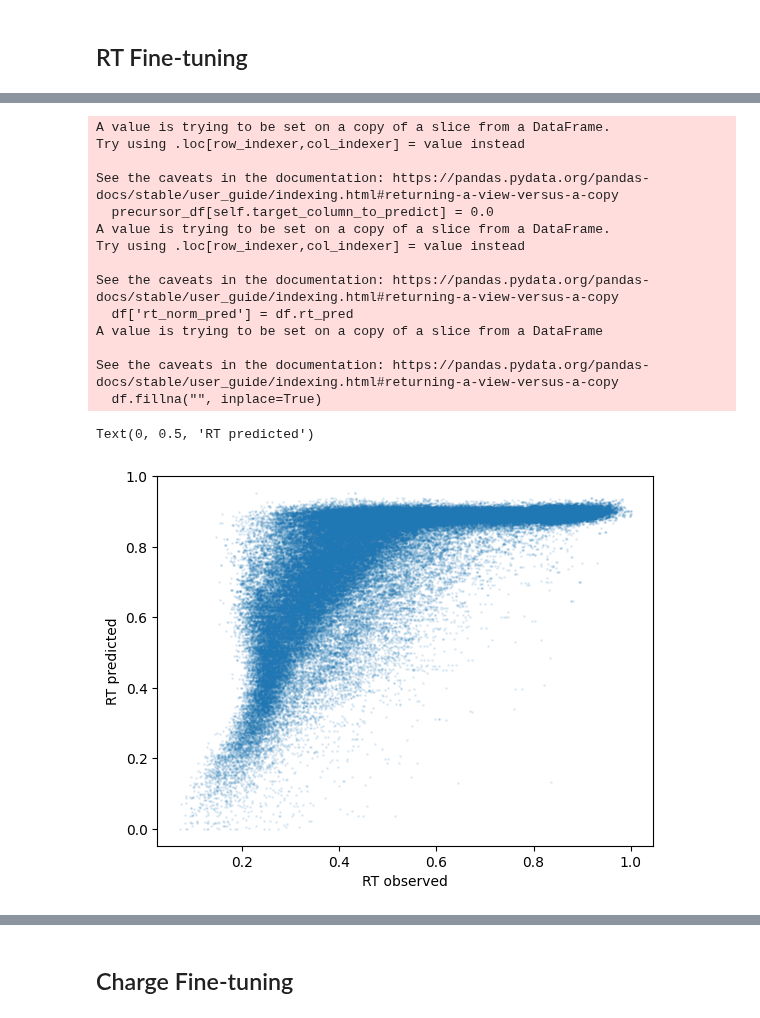
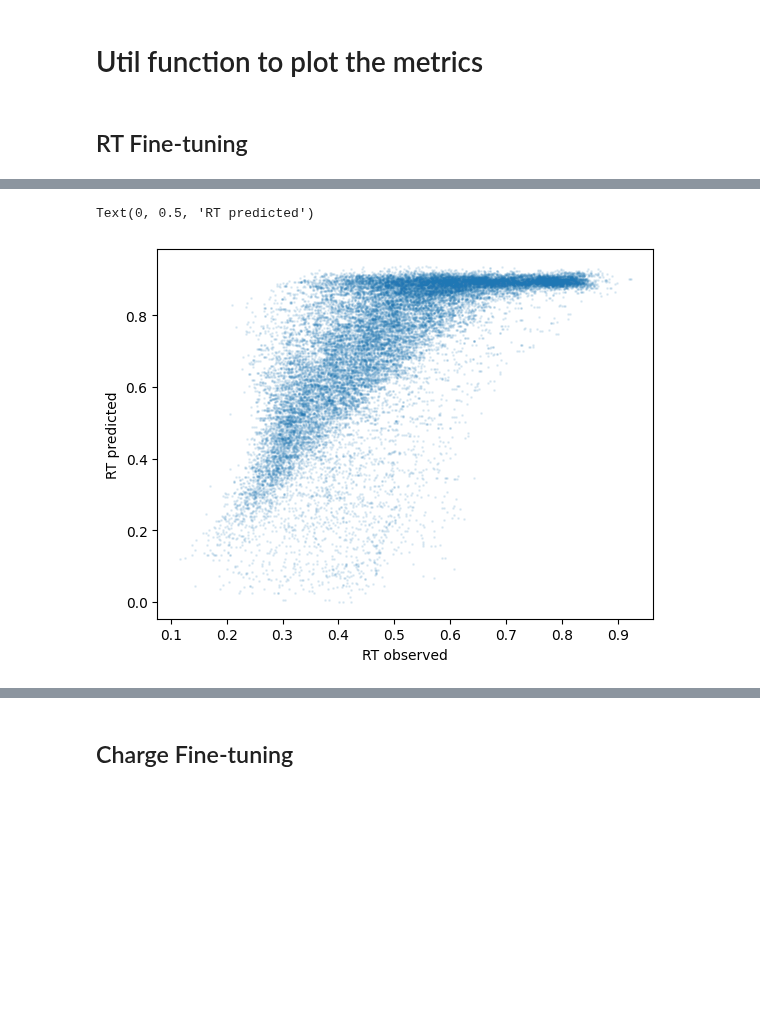
Before and after one commit to MannLabs/alphadia, a Jupyter notebook: nbs/tutorial_nbs/finetuning.ipynb, the cells around one changed output, grey strips where cells are left out. Saved outputs shown, nothing was run; the diff lists cells and outputs as text; code cells hidden in the pictures; blank space fills up the shorter version.

Commit message:
update metrics datastructure

```diff
--- a/nbs/tutorial_nbs/finetuning.ipynb
+++ b/nbs/tutorial_nbs/finetuning.ipynb
@@ -12,6 +12,6 @@ import torch
 torch.set_num_threads(10)
 # %%
 transfer_lib = SpecLibBase()
-transfer_lib.load_hdf('/Users/georgwallmann/Documents/data/alphadia_manuscript/2024_04_25_Dimethyl_GPF/transfer_learning_asms/speclib.transfer.hdf', load_mod_seq=True)
+transfer_lib.load_hdf('C:/Users/USER/Desktop/Germany/work/MPIB/alphaDia/d0_search/output/speclib.transfer.hdf', load_mod_seq=True)
 # %%
-transfer_lib.precursor_df = transfer_lib.precursor_df[~transfer_lib.precursor_df['mods'].str.contains('Dimethyl@C')]
+# transfer_lib.precursor_df = transfer_lib.precursor_df[~transfer_lib.precursor_df['mods'].str.contains('Dimethyl@C')]
@@ -26,0 +18,2 @@ See the caveats in the documentation: https://pandas.pydata.org/pandas-docs/stab
+# %% [markdown]
+# Util function to plot the metrics
@@ -29,7 +82,7 @@ See the caveats in the documentation: https://pandas.pydata.org/pandas-docs/stab
 # %%
 
 tune_mgr = FinetuneManager(
-    device="mps",
+    device="gpu",
     settings=settings)
 tune_mgr.nce = 25
 tune_mgr.instrument = 'Lumos'
@@ -42,17 +95,3 @@ plt.ylabel('RT predicted')
-A value is trying to be set on a copy of a slice from a DataFrame.
-Try using .loc[row_indexer,col_indexer] = value instead
-
-See the caveats in the documentation: https://pandas.pydata.org/pandas-docs/stable/user_guide/indexing.html#returning-a-view-versus-a-copy
-  precursor_df[self.target_column_to_predict] = 0.0
-A value is trying to be set on a copy of a slice from a DataFrame.
-Try using .loc[row_indexer,col_indexer] = value instead
-
-See the caveats in the documentation: https://pandas.pydata.org/pandas-docs/stable/user_guide/indexing.html#returning-a-view-versus-a-copy
-  df['rt_norm_pred'] = df.rt_pred
-A value is trying to be set on a copy of a slice from a DataFrame
-
-See the caveats in the documentation: https://pandas.pydata.org/pandas-docs/stable/user_guide/indexing.html#returning-a-view-versus-a-copy
-  df.fillna("", inplace=True)
+Text(0, 0.5, 'RT predicted')
-Text(0, 0.5, 'RT predicted')
-[figure, old version]
+[figure, new version]
 # %%
```
Also changed, not shown: parts of 15 cells of this notebook, 3 other files.
